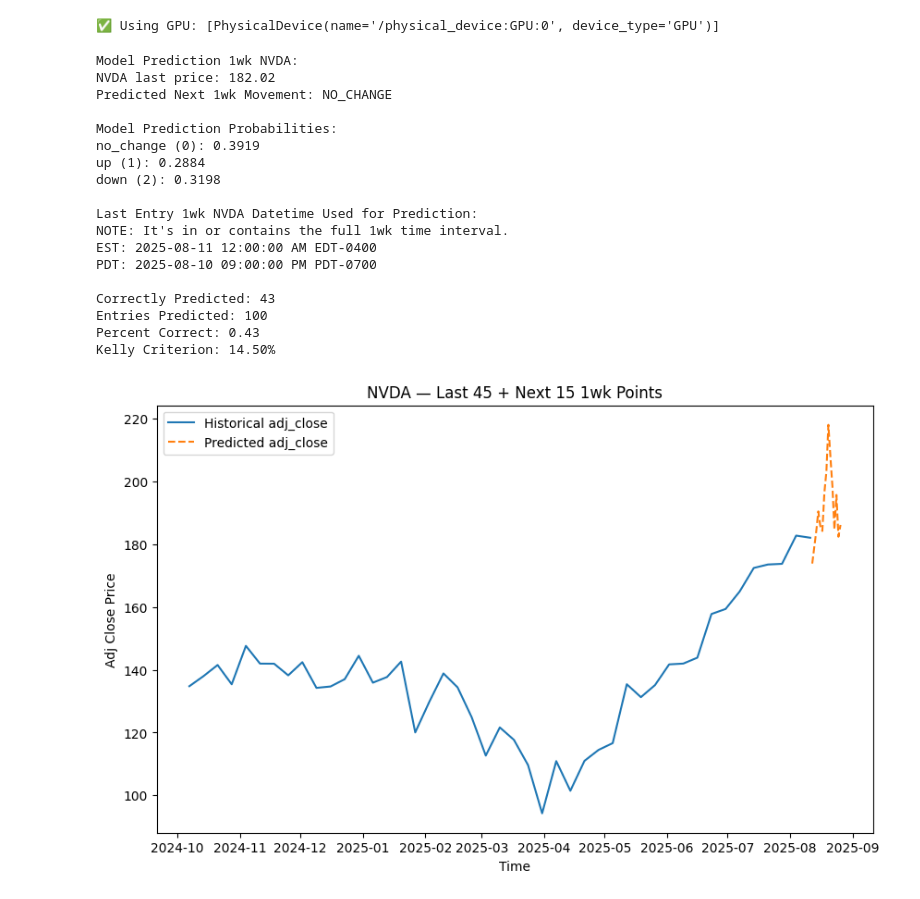
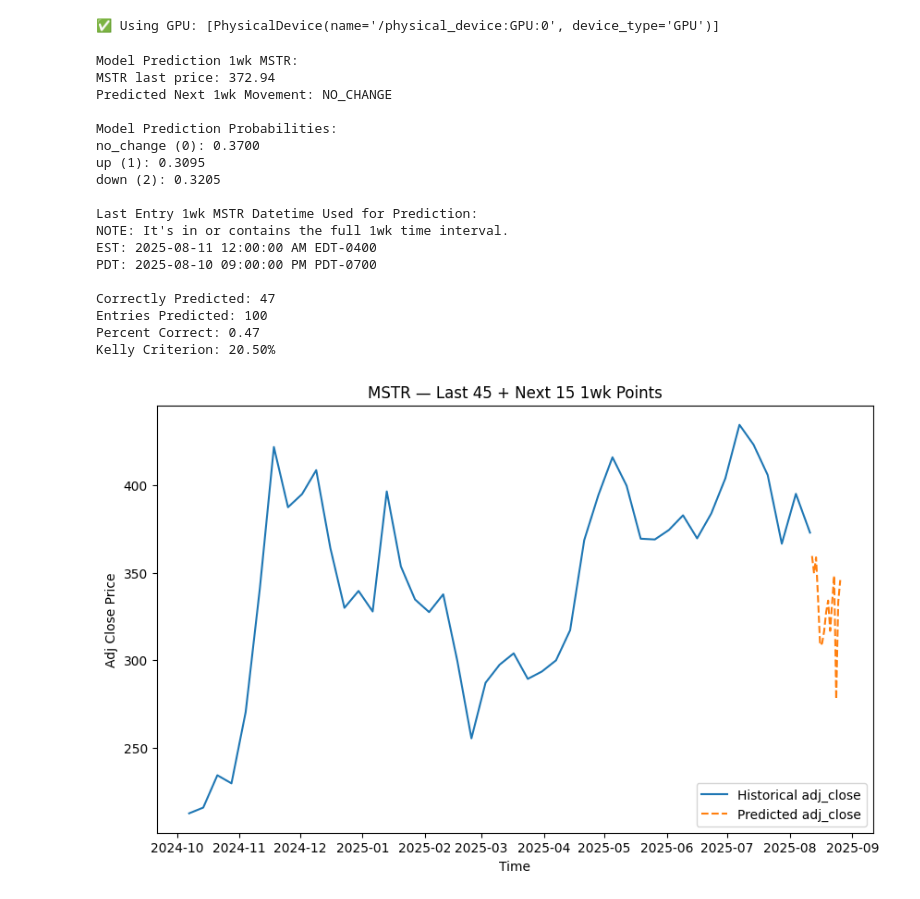
Before and after one commit to yuchild/stock_production_agg, a Jupyter notebook: validations.ipynb, the cells around one changed output. Cells and saved outputs as stored; diff of their text form; code cells hidden in the pictures.

```diff
--- a/validations.ipynb
+++ b/validations.ipynb
@@ -32,7 +32,7 @@ f.make_master_table(stock_set, interval)
 # %%
 f.xg_boost_model(interval, grid_search_on=True)
 # %%
-symbol = 'nvda'.upper()
+symbol = 'mstr'.upper()
 interval = '1wk'
 f.model_prospect(symbol, interval, build=False)
 df_val = f.model_validation(symbol, interval)
@@ -44,33 +44,33 @@ p = correctly_predicted / entries_predicted # percent correct
 print(f'Percent Correct: {p}')
 print(f'Kelly Criterion: {f.kelly_c(p=[p], l=1, g=2)[0]:.2%}')
 # %% [output]
-Model Prediction 1wk NVDA:
-NVDA last price: 182.02
+Model Prediction 1wk MSTR:
+MSTR last price: 372.94
 Predicted Next 1wk Movement: NO_CHANGE
 
 Model Prediction Probabilities:
-no_change (0): 0.3919
-up (1): 0.2884
-down (2): 0.3198
+no_change (0): 0.3700
+up (1): 0.3095
+down (2): 0.3205
 
-Last Entry 1wk NVDA Datetime Used for Prediction:
+Last Entry 1wk MSTR Datetime Used for Prediction:
 NOTE: It's in or contains the full 1wk time interval.
 EST: 2025-08-11 12:00:00 AM EDT-0400
 PDT: 2025-08-10 09:00:00 PM PDT-0700
 
-Correctly Predicted: 43
+Correctly Predicted: 47
 Entries Predicted: 100
-Percent Correct: 0.43
-Kelly Criterion: 14.50%
+Percent Correct: 0.47
+Kelly Criterion: 20.50%
 # %%
 # regressor model
 # Train the 15-step-ahead model on your aggregated data:
 f.xg_boost_reg_model(interval="1mo", grid_search_on=True)
 # %%
 # Then for any symbol, plot the last 45 days plus the next 15-day forecast:
-f.plot_adj_close("nvda", interval="1wk")
+f.plot_adj_close("mstr", interval="1wk")
 # %% [output]
-[figure, old version]
+[figure, new version]
 # %%
 import os
 import warnings
```
Also changed, not shown: 2 other files.
